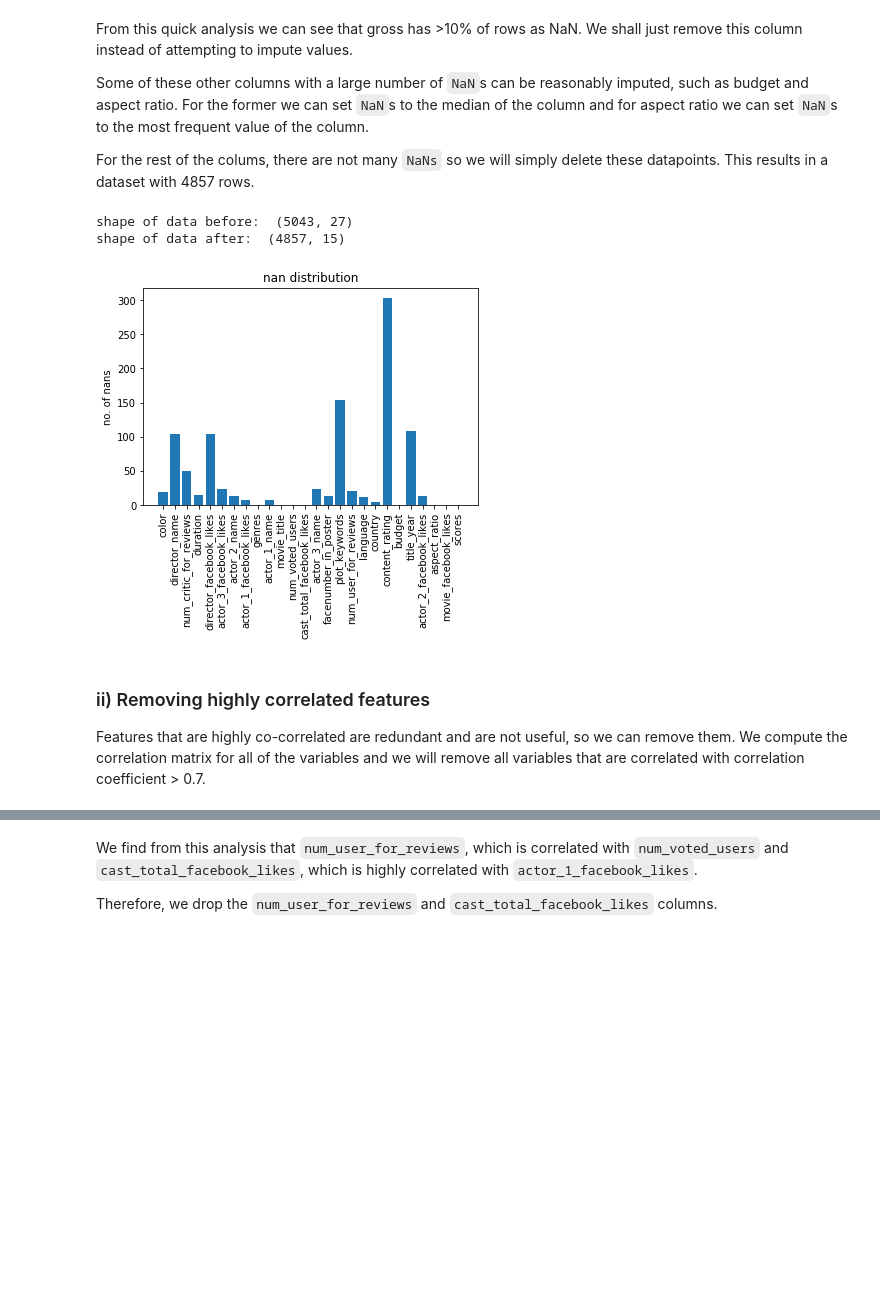
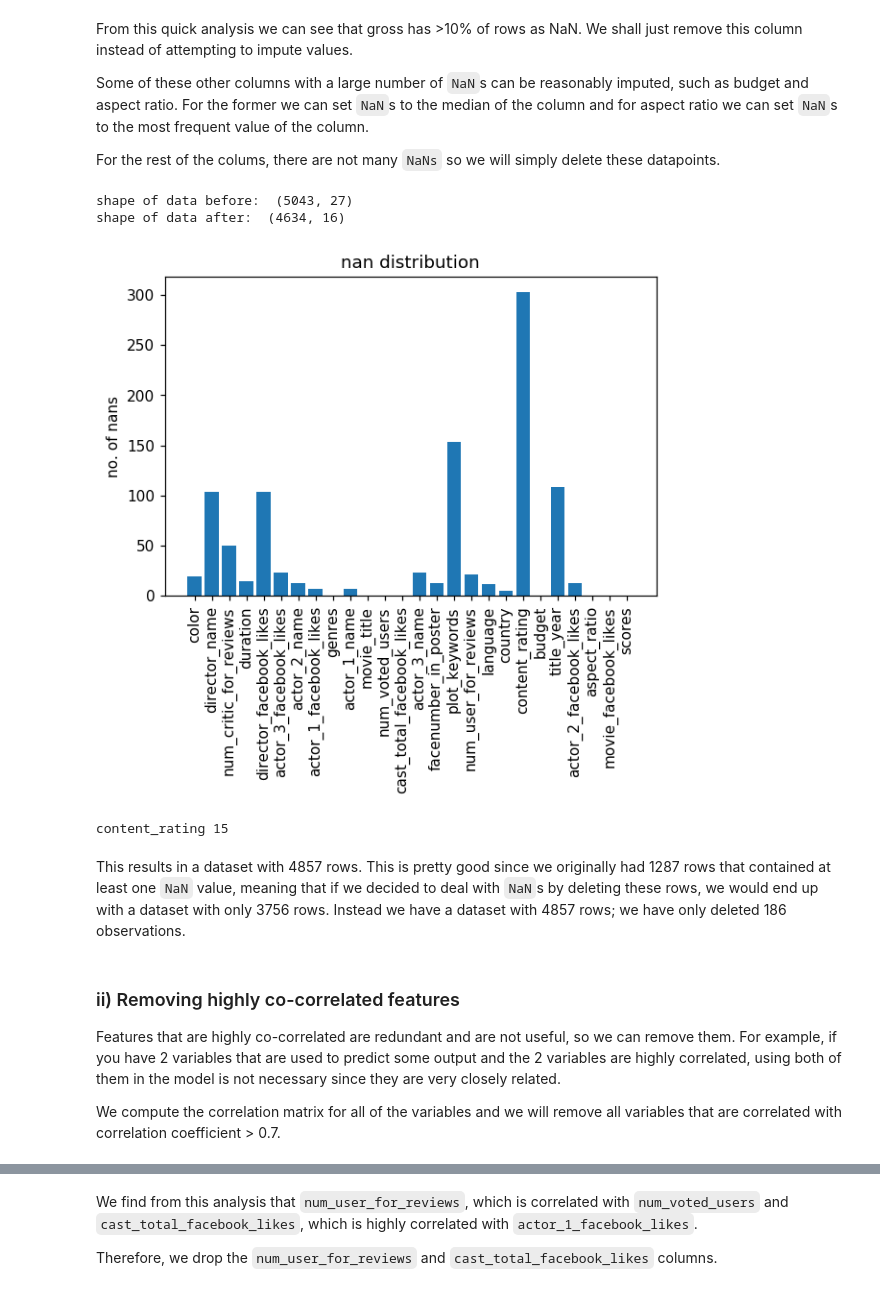
Before and after one commit to ricardomokhtari/Data-Science-Projects, a Jupyter notebook: IMDB-5000/analysis.ipynb, the cells around one changed output, grey strips where cells are left out. Saved outputs shown, nothing was run; the diff lists cells and outputs as text; code cells hidden in the pictures; blank space fills up the shorter version.

```diff
--- a/IMDB-5000/analysis.ipynb
+++ b/IMDB-5000/analysis.ipynb
@@ -80,47 +79,57 @@ From this quick analysis we can see that gross has >10% of rows as NaN. We shall
 
 Some of these other columns with a large number of `NaN`s can be reasonably imputed, such as budget and aspect ratio. For the former we can set `NaN`s to the median of the column and for aspect ratio we can set `NaN`s to the most frequent value of the column.
 
-For the rest of the colums, there are not many `NaNs` so we will simply delete these datapoints. This results in a dataset with 4857 rows.
+For the rest of the colums, there are not many `NaNs` so we will simply delete these datapoints.
 # %%
 print("shape of data before: ", dataset.shape)
 
 # Taking care of missing data
 dataset = dataset.drop(columns='gross')
 
 from sklearn.impute import SimpleImputer
 imputer = SimpleImputer(missing_values=np.nan, strategy='median')
 imputer.fit(np.asarray(dataset['budget']).reshape(-1,1))
 dataset['budget'] = imputer.transform(np.asarray(dataset['budget']).reshape(-1,1))
 
 imputer = SimpleImputer(missing_values=np.nan, strategy='most_frequent')
 imputer.fit(np.asarray(dataset['aspect_ratio']).reshape(-1,1))
 dataset['aspect_ratio'] = imputer.transform(np.asarray(dataset['aspect_ratio']).reshape(-1,1))
 
 nans = []
 all_nans = dataset.isna().sum()
 
 for i in range(len(all_nans)):
     nans.append(all_nans[i])
 
 # plot the number of NaN values per column
-plt.figure()
+plt.figure(dpi=110)
 plt.bar(list(dataset.columns), nans)
 plt.xticks([i for i in range(len(list(dataset.columns)))], list(dataset.columns), rotation='vertical')
 plt.title('nan distribution')
 plt.ylabel('no. of nans')
 
-dataset = dataset.drop(columns=['color','plot_keywords','director_name','genres','movie_title','actor_1_name','actor_2_name','actor_3_name','language','country','content_rating'])
+dataset = dataset.drop(columns=['color','language','director_name','plot_keywords','genres','movie_title','actor_1_name','actor_2_name','actor_3_name','country'])
 
 dataset = dataset.dropna(axis=0)
 print("shape of data after: ", dataset.shape)
 # %% [output]
 shape of data before:  (5043, 27)
-shape of data after:  (4857, 15)
+shape of data after:  (4634, 16)
-[figure, old version]
+[figure, new version]
+# %%
+for i in range(dataset.select_dtypes(include='object').shape[1]):
+    print(dataset.select_dtypes(include='object').columns[i],
+          pd.Series(dataset.select_dtypes(include='object').iloc[:,i].values).nunique(dropna=True))
+# %% [output]
+content_rating 15
+# %% [markdown]
+This results in a dataset with 4857 rows. This is pretty good since we originally had 1287 rows that contained at least one `NaN` value, meaning that if we decided to deal with `NaN`s by deleting these rows, we would end up with a dataset with only 3756 rows. Instead we have a dataset with 4857 rows; we have only deleted 186 observations.
 # %% [markdown]
-### ii) Removing highly correlated features
+### ii) Removing highly co-correlated features
 
-Features that are highly co-correlated are redundant and are not useful, so we can remove them. We compute the correlation matrix for all of the variables and we will remove all variables that are correlated with correlation coefficient > 0.7.
+Features that are highly co-correlated are redundant and are not useful, so we can remove them. For example, if you have 2 variables that are used to predict some output and the 2 variables are highly correlated, using both of them in the model is not necessary since they are very closely related.
+
+We compute the correlation matrix for all of the variables and we will remove all variables that are correlated with correlation coefficient > 0.7.
 # %%
 from sklearn.feature_selection import VarianceThreshold
 
```
Also changed, not shown: parts of 28 cells of this notebook.
